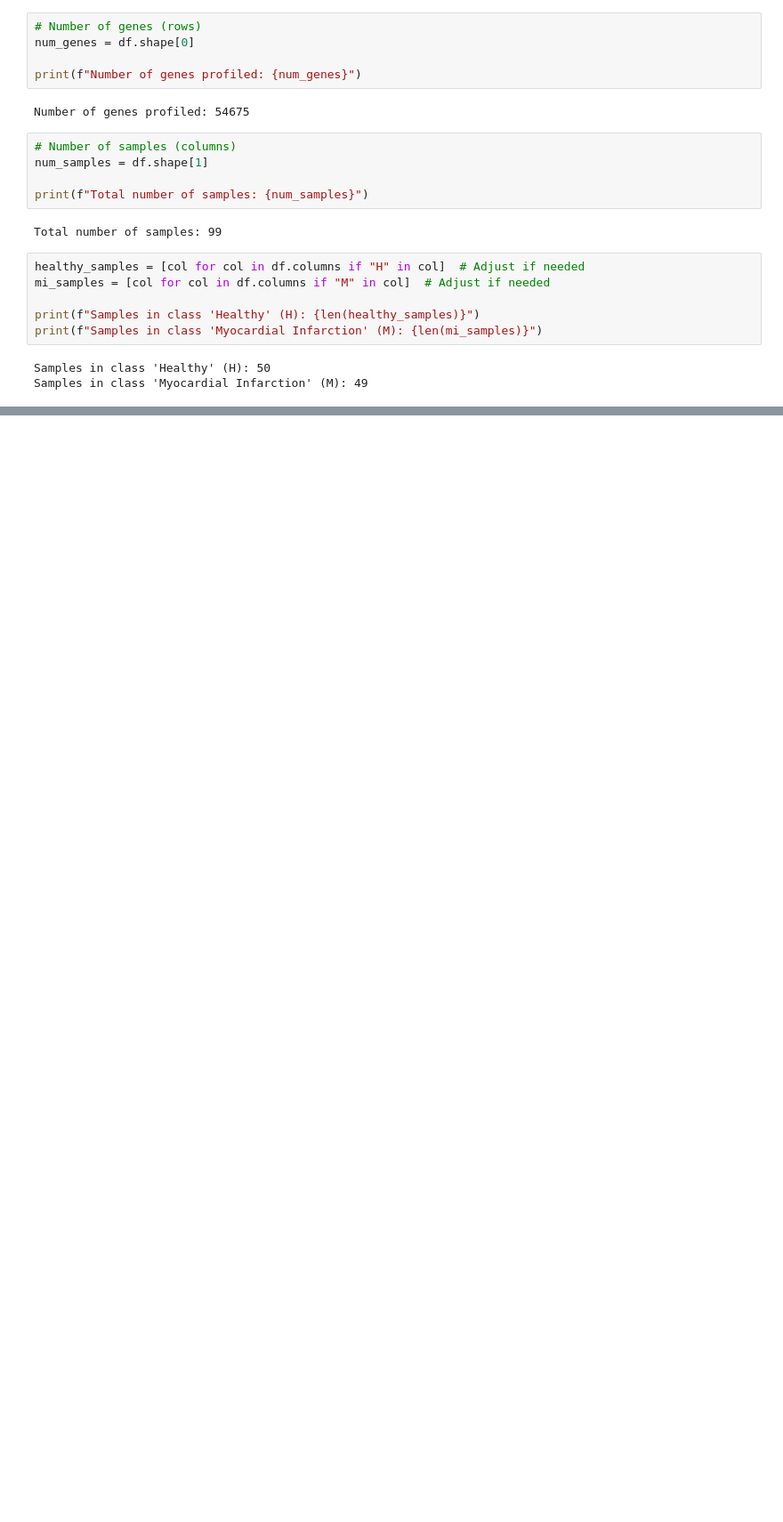
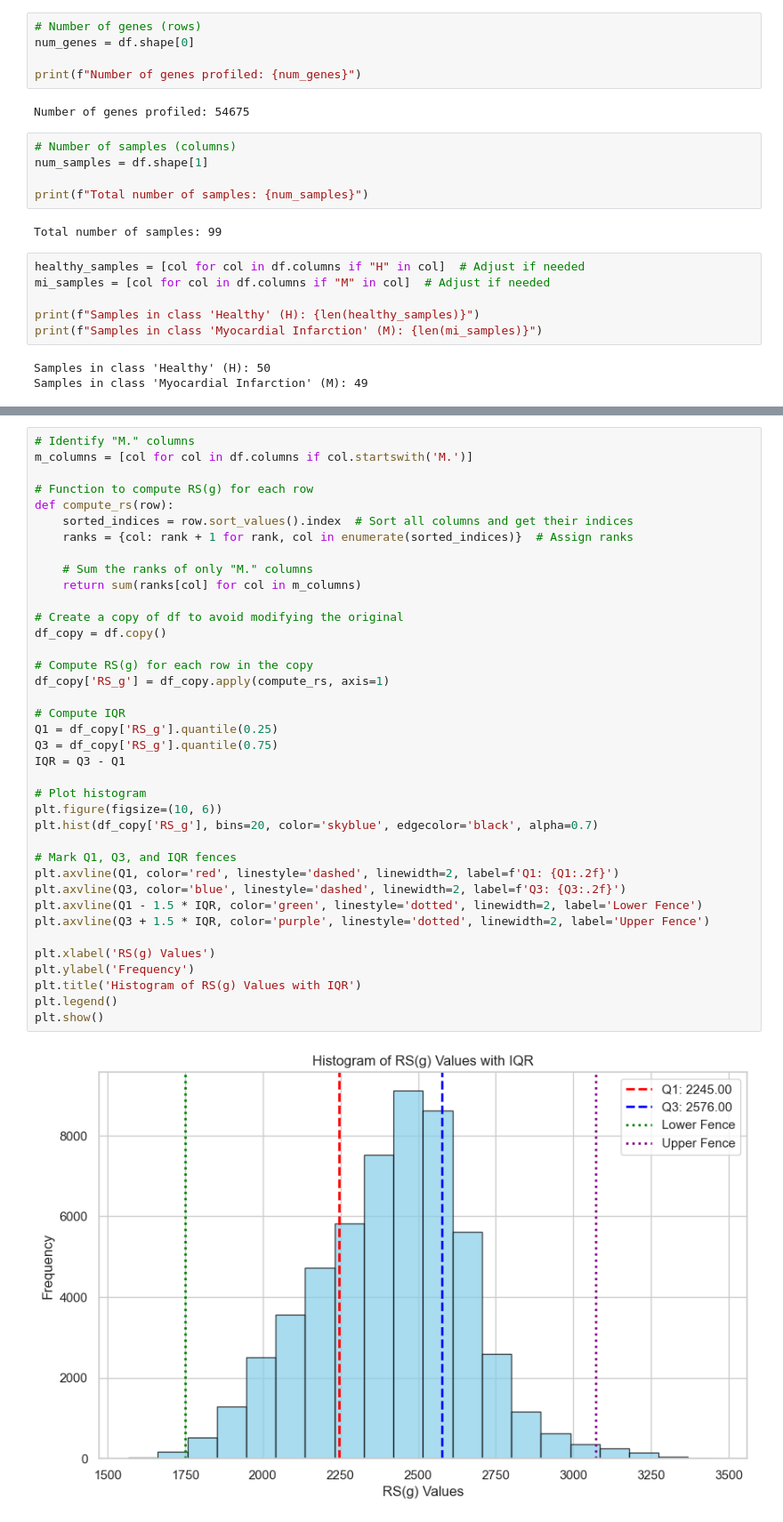
Before and after one commit to aviferdman/Statistics-and-Data-Analysis, a Jupyter notebook: hw4/324369412_316420132.ipynb, the cells around one changed output, grey strips where cells are left out. Shown at 89% size. Cells and saved outputs as stored; diff of their text form; blank space fills up the shorter version.

```diff
--- a/hw4/324369412_316420132.ipynb
+++ b/hw4/324369412_316420132.ipynb
@@ -133,0 +221,40 @@ plt.show()
+# %%
+# Identify "M." columns
+m_columns = [col for col in df.columns if col.startswith('M.')]
+
+# Function to compute RS(g) for each row
+def compute_rs(row):
+    sorted_indices = row.sort_values().index  # Sort all columns and get their indices
+    ranks = {col: rank + 1 for rank, col in enumerate(sorted_indices)}  # Assign ranks
+
+    # Sum the ranks of only "M." columns
+    return sum(ranks[col] for col in m_columns)
+
+# Create a copy of df to avoid modifying the original
+df_copy = df.copy()
+
+# Compute RS(g) for each row in the copy
+df_copy['RS_g'] = df_copy.apply(compute_rs, axis=1)
+
+# Compute IQR
+Q1 = df_copy['RS_g'].quantile(0.25)
+Q3 = df_copy['RS_g'].quantile(0.75)
+IQR = Q3 - Q1
+
+# Plot histogram
+plt.figure(figsize=(10, 6))
+plt.hist(df_copy['RS_g'], bins=20, color='skyblue', edgecolor='black', alpha=0.7)
+
+# Mark Q1, Q3, and IQR fences
+plt.axvline(Q1, color='red', linestyle='dashed', linewidth=2, label=f'Q1: {Q1:.2f}')
+plt.axvline(Q3, color='blue', linestyle='dashed', linewidth=2, label=f'Q3: {Q3:.2f}')
+plt.axvline(Q1 - 1.5 * IQR, color='green', linestyle='dotted', linewidth=2, label='Lower Fence')
+plt.axvline(Q3 + 1.5 * IQR, color='purple', linestyle='dotted', linewidth=2, label='Upper Fence')
+
+plt.xlabel('RS(g) Values')
+plt.ylabel('Frequency')
+plt.title('Histogram of RS(g) Values with IQR')
+plt.legend()
+plt.show()
+# %% [output]
+[figure, added]
```
Also changed, not shown: parts of 11 cells of this notebook.
